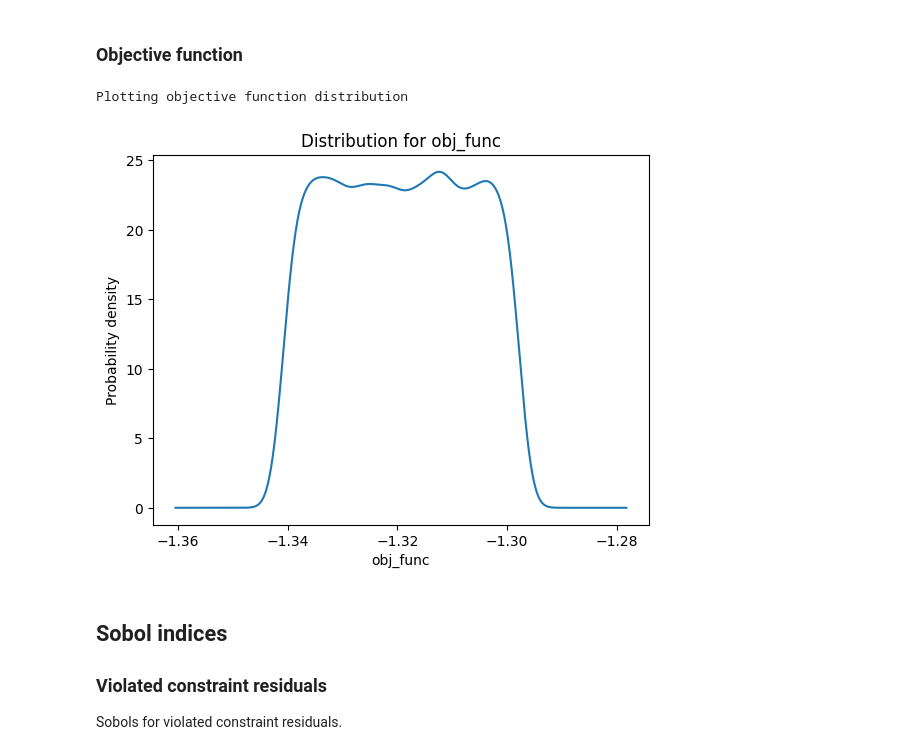
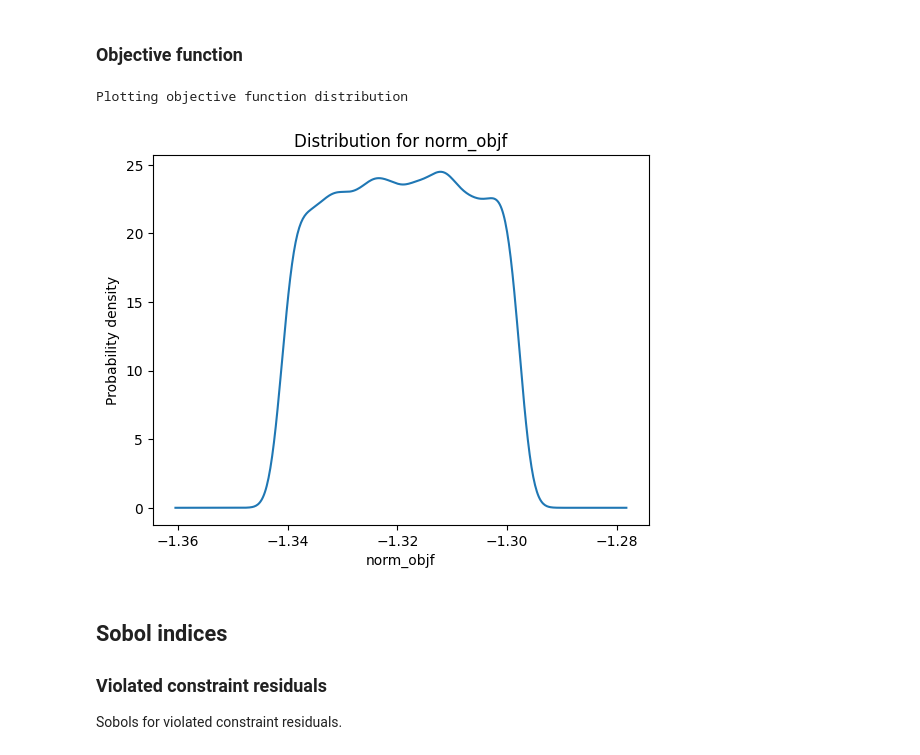
Before and after one commit to jonmaddock/easyVVUQ-process, a Jupyter notebook: examples/infeas_screened_analysis_local.ipynb, the cells around one changed output. Drawn from its saved outputs; the diff is of its cells as text; code cells hidden in the pictures.

```diff
--- a/examples/infeas_screened_analysis_local.ipynb
+++ b/examples/infeas_screened_analysis_local.ipynb
@@ -236,25 +238,25 @@ Plotting top 3 violated constraint distributions
 # %%
 print("Plotting objective function distribution")
 # Analyse a single output variable, vio_constr_res
-results = campaign.analyse(qoi_cols=["obj_func"])
+results = campaign.analyse(qoi_cols=["norm_objf"])
 
 # Get its distribution
-dist = results.get_distribution(qoi="obj_func")
+dist = results.get_distribution(qoi="norm_objf")
 
 # Locations for density function to be evaluated
 x = np.linspace(dist.lower[0], dist.upper[0], num=500)
 pdf = dist.pdf(x)
 
 # Plot
 fig, ax = plt.subplots()
 sns.lineplot(x=x, y=pdf, markers=True, ax=ax)
-ax.set_title("Distribution for obj_func")
-ax.set_xlabel("obj_func")
+ax.set_title("Distribution for norm_objf")
+ax.set_xlabel("norm_objf")
 ax.set_ylabel("Probability density")
 fig.savefig("objf_dist.png")
 # %% [output]
 Plotting objective function distribution
-[figure, old version]
+[figure, new version]
 # %% [markdown]
 ## Sobol indices
 
```
Also changed, not shown: parts of 11 cells of this notebook.
